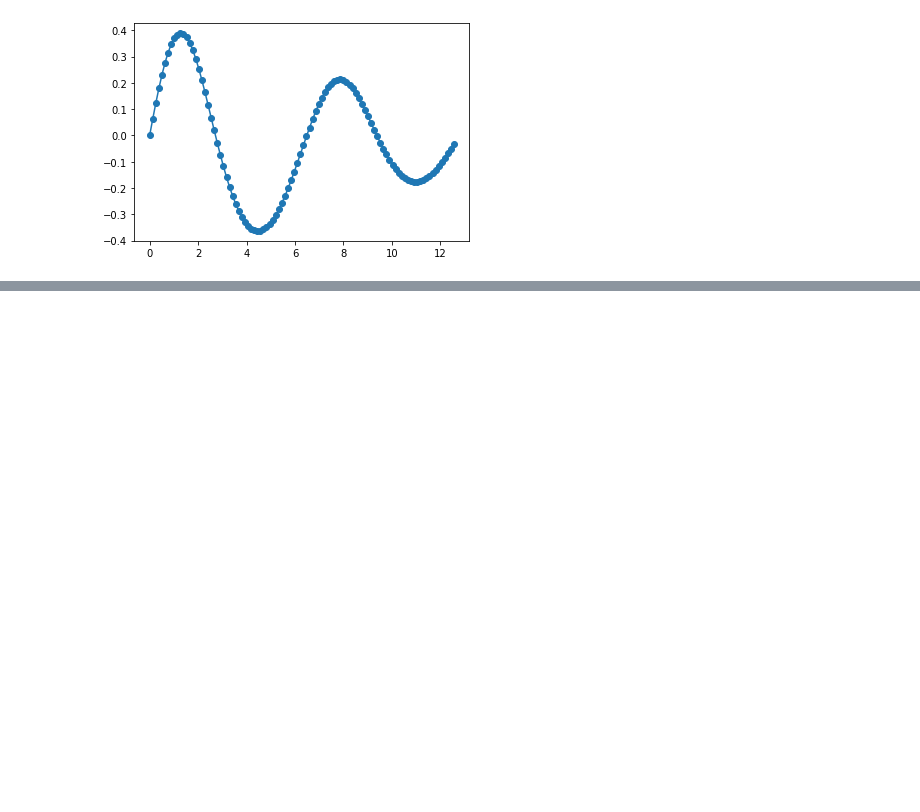
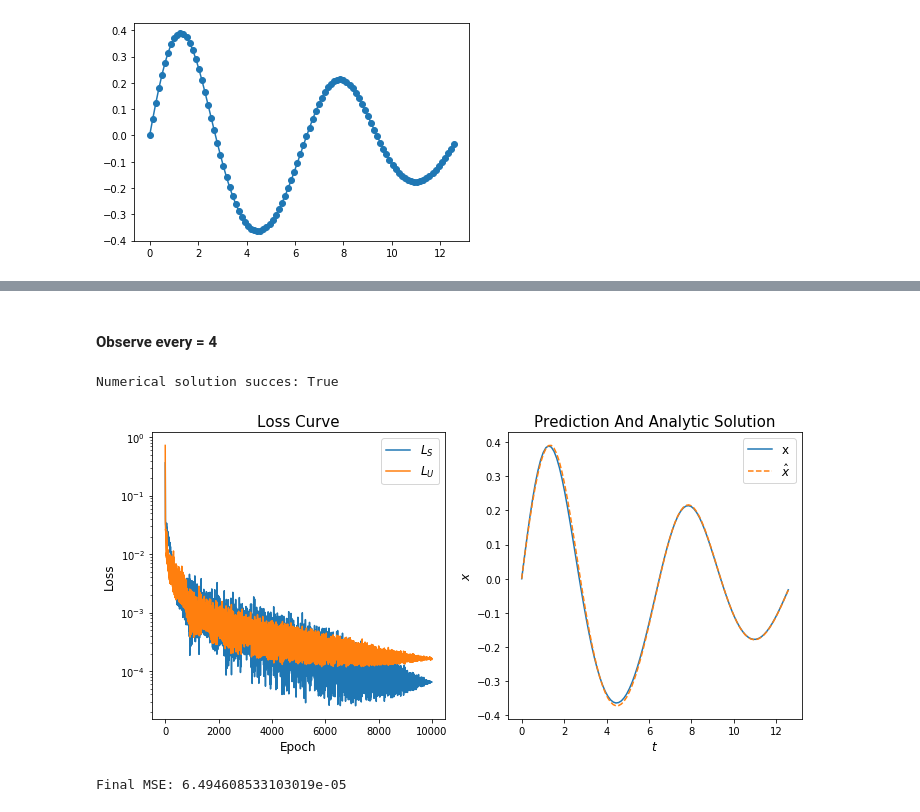
Before and after one commit to dylanrandle/denn, a Jupyter notebook: notebooks/NLO.ipynb, the cells around one changed output, grey strips where cells are left out. Drawn from its saved outputs; the diff is of its cells as text; code cells hidden in the pictures; blank space fills up the shorter version.

```diff
--- a/notebooks/NLO.ipynb
+++ b/notebooks/NLO.ipynb
@@ -40,0 +72,9 @@ from denn.utils import Generator
+# %% [markdown]
+#### Observe every = 4
+# %%
+resgnet = Generator(n_hidden_units=N_HIDDEN, n_hidden_layers=N_LAYERS, residual=True)
+semisup_res = train_MSE(resgnet, method='semisupervised', niters=N_ITERS, nperiods=N_PERIODS, make_plot=True, observe_every=4)
+# %% [output]
+Numerical solution succes: True
+[figure, added]
+Final MSE: 6.494608533103019e-05
```
Also changed, not shown: parts of 13 cells of this notebook, 5 other files.
